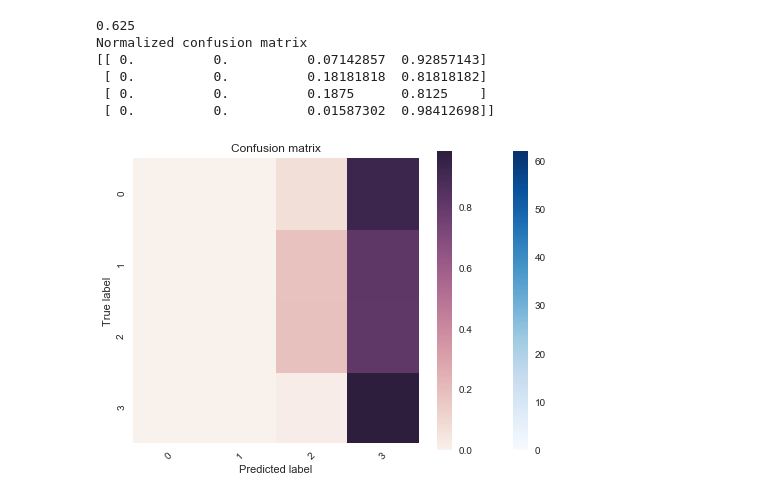
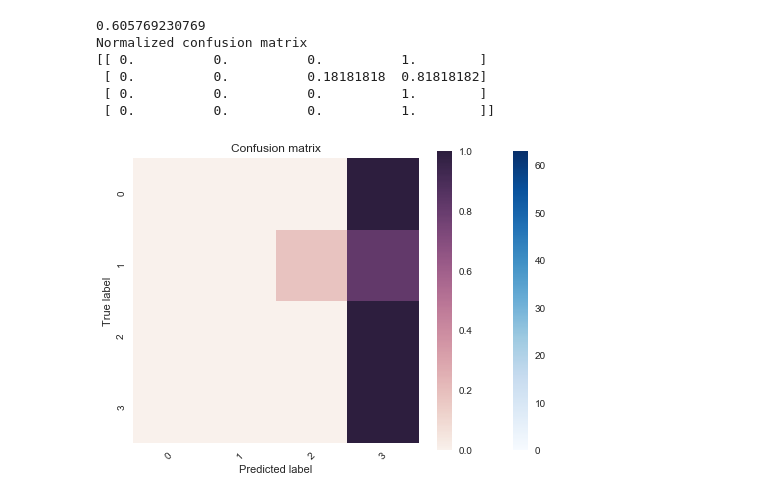
Before and after one commit to Ravirajadrangi/BMIR-project-, a Jupyter notebook: smoking_machinelearning.ipynb, the cells around one changed output. Cells and saved outputs as stored; diff of their text form; code cells hidden in the pictures.

```diff
--- a/smoking_machinelearning.ipynb
+++ b/smoking_machinelearning.ipynb
@@ -112,19 +151,20 @@ ValueError: empty vocabulary; perhaps the documents only contain stop words
 # %%
-text_clf_svm = Pipeline([('vect', CountVectorizer()),
+text_clf_svm = Pipeline([('vect', CountVectorizer(max_df=0.95, min_df=2, ngram_range=(1,4), stop_words='english')),
                      ('tfidf', TfidfTransformer()),
-                     ('clf', SGDClassifier(loss='log', penalty='elasticnet', alpha=1e-3, n_iter=5, random_state=42)),
+                     ('clf', SGDClassifier(loss='log', penalty='elasticnet', alpha=1e-3, n_iter=500, random_state=42)),
 ])
 _ = text_clf_svm.fit(data, target)
 predicted = text_clf_svm.predict(test_data)
 print(np.mean(predicted == test_target))
 plot_confusion_matrix(confusion_matrix(test_target,predicted),classes=[1,2,3,4],normalize=True)
 #print(predicted)
+#linear classifier, only predicts unknown and known
 # %% [output]
-0.625
+0.605769230769
 Normalized confusion matrix
-[[ 0.          0.          0.07142857  0.92857143]
+[[ 0.          0.          0.          1.        ]
  [ 0.          0.          0.18181818  0.81818182]
- [ 0.          0.          0.1875      0.8125    ]
- [ 0.          0.          0.01587302  0.98412698]]
+ [ 0.          0.          0.          1.        ]
+ [ 0.          0.          0.          1.        ]]
-[figure, old version]
+[figure, new version]
 # %%
```
Also changed, not shown: parts of 11 cells of this notebook, 6 other files.
